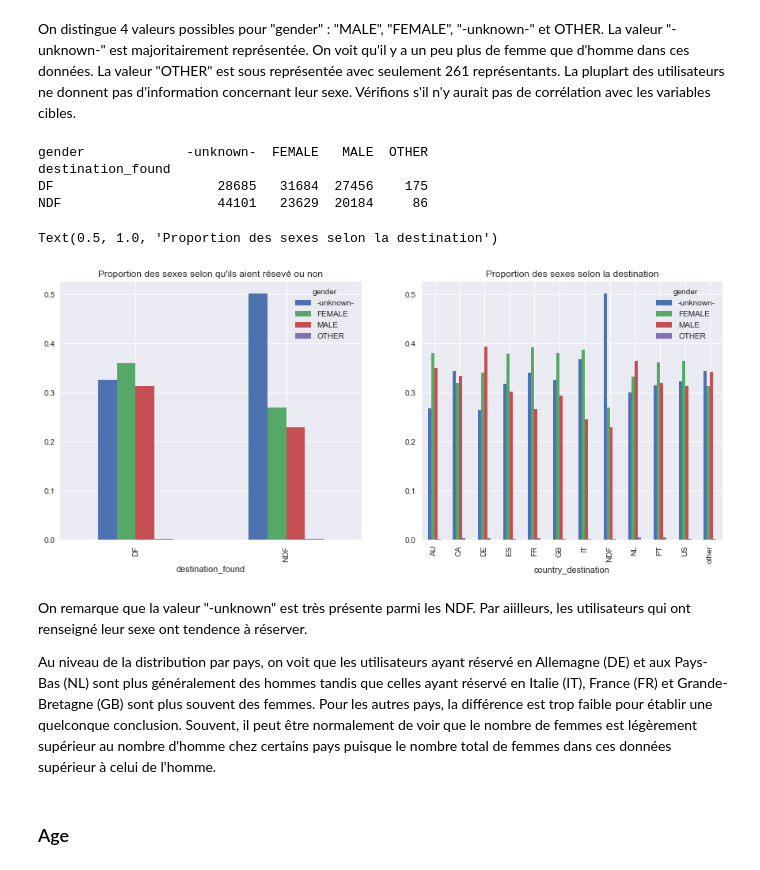
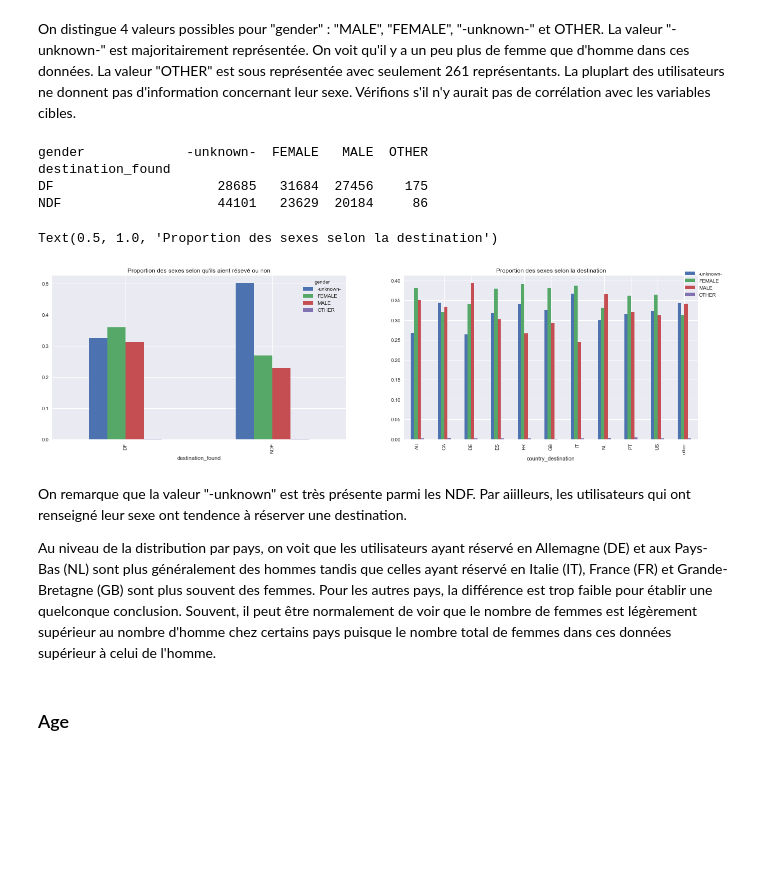
Before and after one commit to vesran/BookerGuess, a Jupyter notebook: _2_analyse_des_utilisateurs.ipynb, the cells around one changed output. Drawn from its saved outputs; the diff is of its cells as text; code cells hidden in the pictures; blank space fills up the shorter version.

```diff
--- a/_2_analyse_des_utilisateurs.ipynb
+++ b/_2_analyse_des_utilisateurs.ipynb
@@ -40,24 +40,26 @@ OTHER : 261 représentants
 # %% [markdown]
 On distingue 4 valeurs possibles pour "gender" : "MALE", "FEMALE", "-unknown-" et OTHER. La valeur "-unknown-" est majoritairement représentée. On voit qu'il y a un peu plus de femme que d'homme dans ces données. La valeur "OTHER" est sous représentée avec seulement 261 représentants. La pluplart des utilisateurs ne donnent pas d'information concernant leur sexe. Vérifions s'il n'y aurait pas de corrélation avec les variables cibles.
 # %%
-fig, (ax1, ax2) = plt.subplots(nrows=1, ncols=2, figsize=(15, 6))
+fig, (ax1, ax2) = plt.subplots(nrows=1, ncols=2, figsize=(23, 6))
 var = pd.crosstab(users['destination_found'], users['gender'])
 var.div(var.sum(1).astype(float), axis=0).plot(kind="bar", stacked=False, ax=ax1)
 ax1.set_title("Proportion des sexes selon qu'ils aient résevé ou non")
 print(var)
 
-var = pd.crosstab(users['country_destination'], users['gender'])
+df_users = users[users['destination_found'] == 'DF']
+var = pd.crosstab(df_users['country_destination'], df_users['gender'])
 var.div(var.sum(1).astype(float), axis=0).plot(kind="bar", stacked=False, ax=ax2)
+plt.legend(bbox_to_anchor=(1.1, 1.05))
 ax2.set_title("Proportion des sexes selon la destination")
 # %% [output]
 gender             -unknown-  FEMALE   MALE  OTHER
 destination_found
 DF                     28685   31684  27456    175
 NDF                    44101   23629  20184     86
 Text(0.5, 1.0, 'Proportion des sexes selon la destination')
-[figure, old version]
+[figure, new version]
 # %% [markdown]
-On remarque que la valeur "-unknown" est très présente parmi les NDF. Par aiilleurs, les utilisateurs qui ont renseigné leur sexe ont tendence à réserver.
+On remarque que la valeur "-unknown" est très présente parmi les NDF. Par aiilleurs, les utilisateurs qui ont renseigné leur sexe ont tendence à réserver une destination.
 
 Au niveau de la distribution par pays, on voit que les utilisateurs ayant réservé en Allemagne (DE) et aux Pays-Bas (NL) sont plus généralement des hommes tandis que celles ayant réservé en Italie (IT), France (FR) et Grande-Bretagne (GB) sont plus souvent des femmes. Pour les autres pays, la différence est trop faible pour établir une quelconque conclusion. Souvent, il peut être normalement de voir que le nombre de femmes est légèrement supérieur au nombre d'homme chez certains pays puisque le nombre total de femmes dans ces données supérieur à celui de l'homme.
 # %% [markdown]
```
Also changed, not shown: parts of 26 cells of this notebook, 1 other file.
